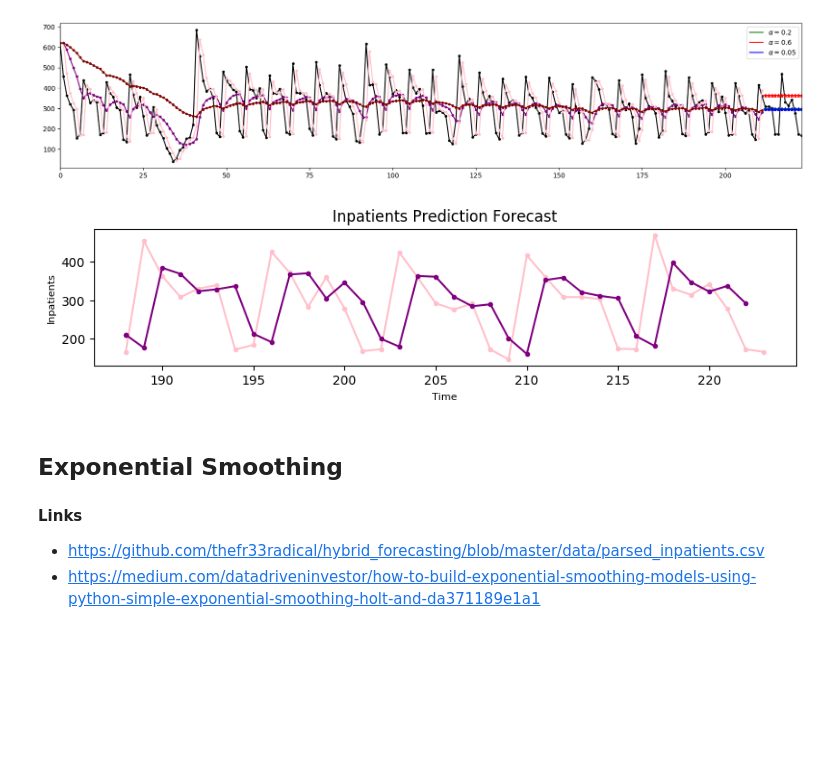
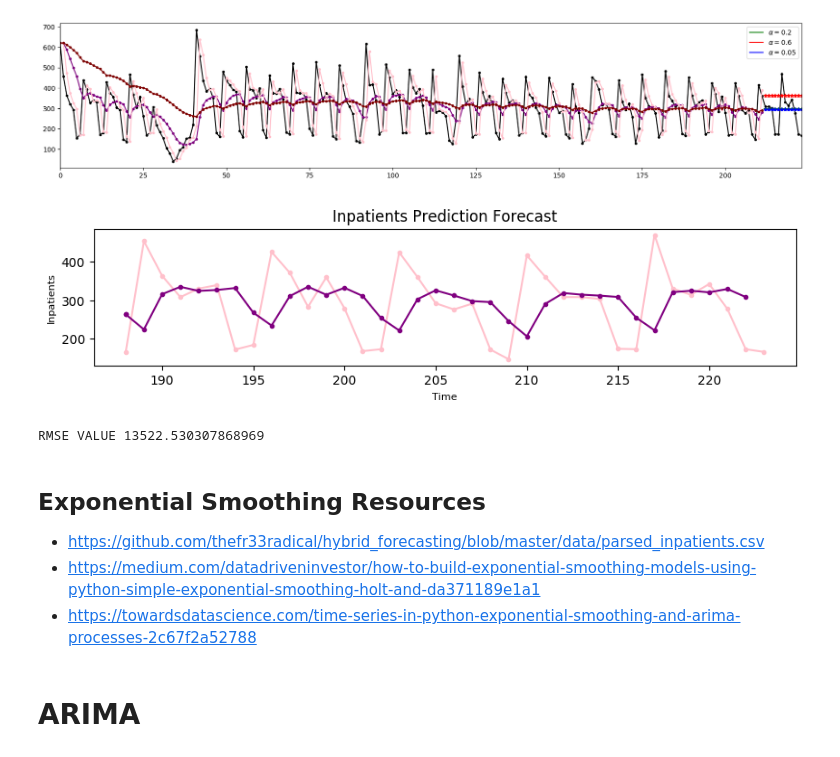
Before and after one commit to thefr33radical/hybrid_forecasting, a Jupyter notebook: code/models.ipynb, the cells around one changed output. Saved outputs shown, nothing was run; the diff lists cells and outputs as text; code cells hidden in the pictures; blank space fills up the shorter version.

```diff
--- a/code/models.ipynb
+++ b/code/models.ipynb
@@ -57,40 +57,44 @@ plt.show()
 
 # Number of days to Forecast Parameter
 end =36
-alpha=0.75
+alpha=0.4
 values = data.iloc[:-end,1]
 actual_values = data.iloc[len(data)-end:,1]
 pred_values=[]
 indexes=[]
 
 #print(actual_values,values )
 
 for i in range(end):
   fit = SimpleExpSmoothing(values).fit(smoothing_level=alpha,optimized=False)
   fnext = fit.forecast(1)
   indexes.append(fnext.index.values[0])
   pred_values.append(fnext.values[0])
   values = data.iloc[:-end+i,1]
 
 pred_values=pd.Series(pred_values)
 pred_values.index=indexes
 
 #Doubt
 #pred_values=pred_values.shift(-1)[:]
 plt.figure(num=None, figsize=(10, 2), dpi=100,facecolor='w', edgecolor='k')
 plt.xlabel('Time', fontsize=8)
 plt.ylabel('Inpatients', fontsize=8)
 plt.plot(actual_values,marker='.', color='pink')
 plt.plot(pred_values,marker='.', color='purple')
 plt.title("Inpatients Prediction Forecast",fontsize=12)
 plt.show()
 
 # Needs correction ??
-#print("RMSE VALUE",rms(actual_values[:-1],pred_values.shift(1)[1:]))
+print("RMSE VALUE",rms(actual_values,pred_values))
+#print(actual_values,pred_values)
 # %% [output]
-[figure, old version]
+[figure, new version]
+RMSE VALUE 13522.530307868969
 # %% [markdown]
-## Exponential Smoothing
-#### Links
+## Exponential Smoothing Resources
 * https://github.com/thefr33radical/hybrid_forecasting/blob/master/data/parsed_inpatients.csv
 * https://medium.com/datadriveninvestor/how-to-build-exponential-smoothing-models-using-python-simple-exponential-smoothing-holt-and-da371189e1a1
+* https://towardsdatascience.com/time-series-in-python-exponential-smoothing-and-arima-processes-2c67f2a52788
+# %% [markdown]
+# ARIMA
```
Also changed, not shown: parts of 8 cells of this notebook.
